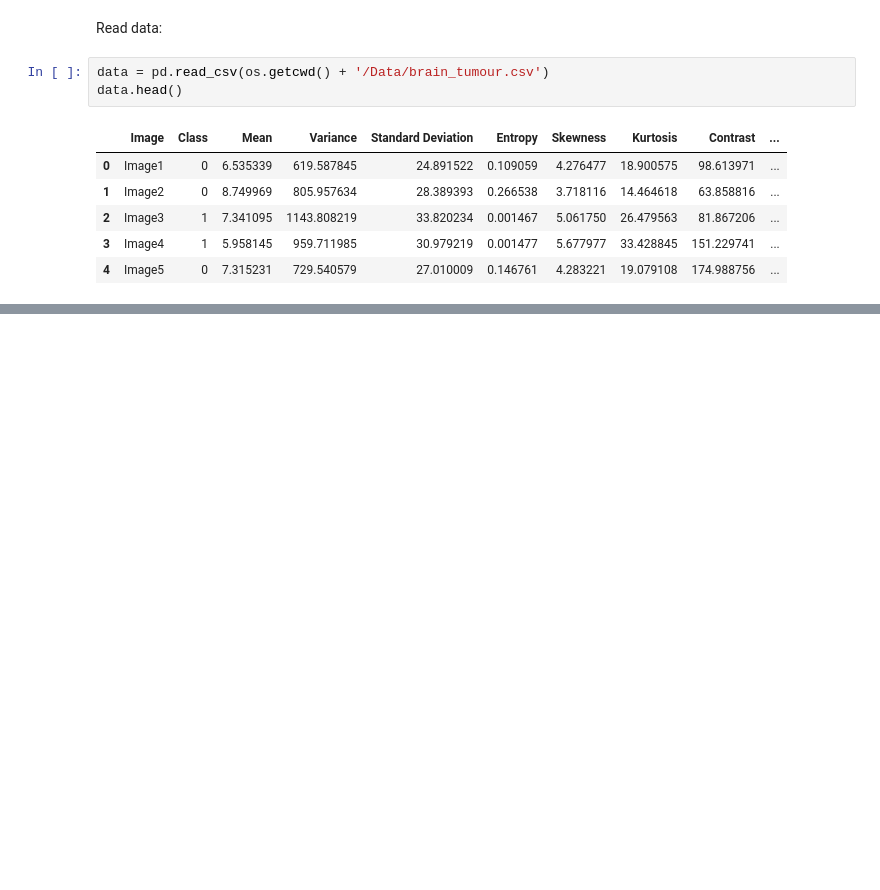
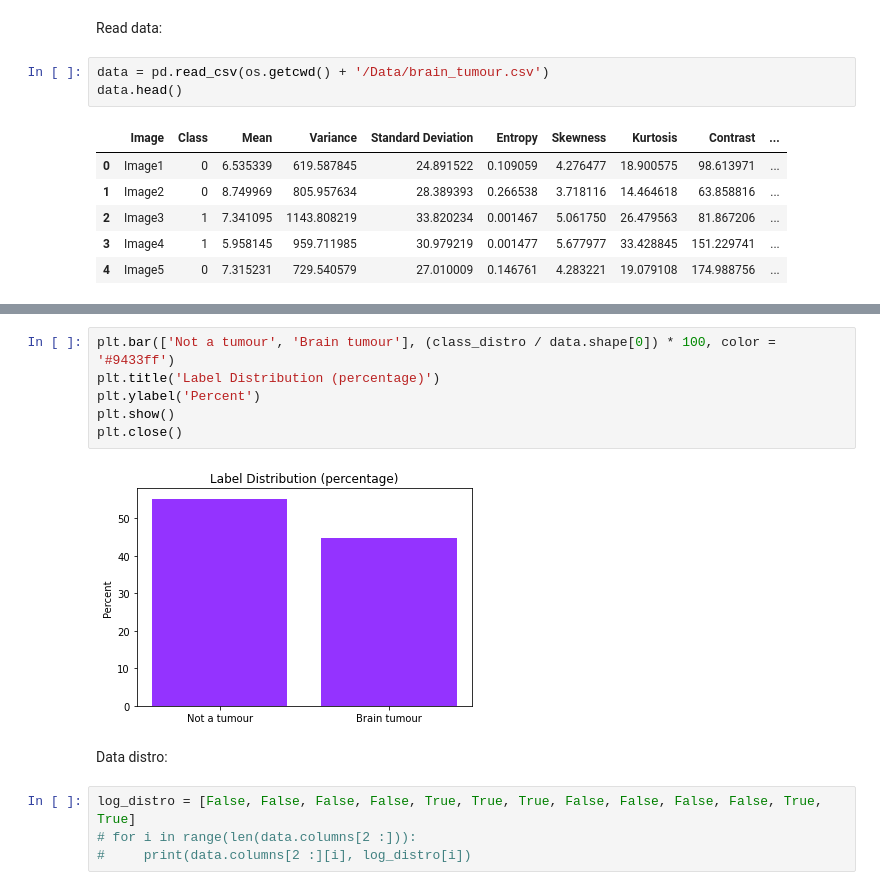
Before and after one commit to jerryadamsfranklin/brain-tumour-detection, a Jupyter notebook: eda.ipynb, the cells around one changed output, grey strips where cells are left out. Saved outputs shown, nothing was run; the diff lists cells and outputs as text; blank space fills up the shorter version.

```diff
--- a/eda.ipynb
+++ b/eda.ipynb
@@ -16,0 +33,14 @@ data.head()
+# %%
+plt.bar(['Not a tumour', 'Brain tumour'], (class_distro / data.shape[0]) * 100, color = '#9433ff')
+plt.title('Label Distribution (percentage)')
+plt.ylabel('Percent')
+plt.show()
+plt.close()
+# %% [output]
+[figure, added]
+# %% [markdown]
+Data distro:
+# %%
+log_distro = [False, False, False, False, True, True, True, False, False, False, False, True, True]
+# for i in range(len(data.columns[2 :])):
+#     print(data.columns[2 :][i], log_distro[i])
```
Also changed, not shown: parts of 3 cells of this notebook.
